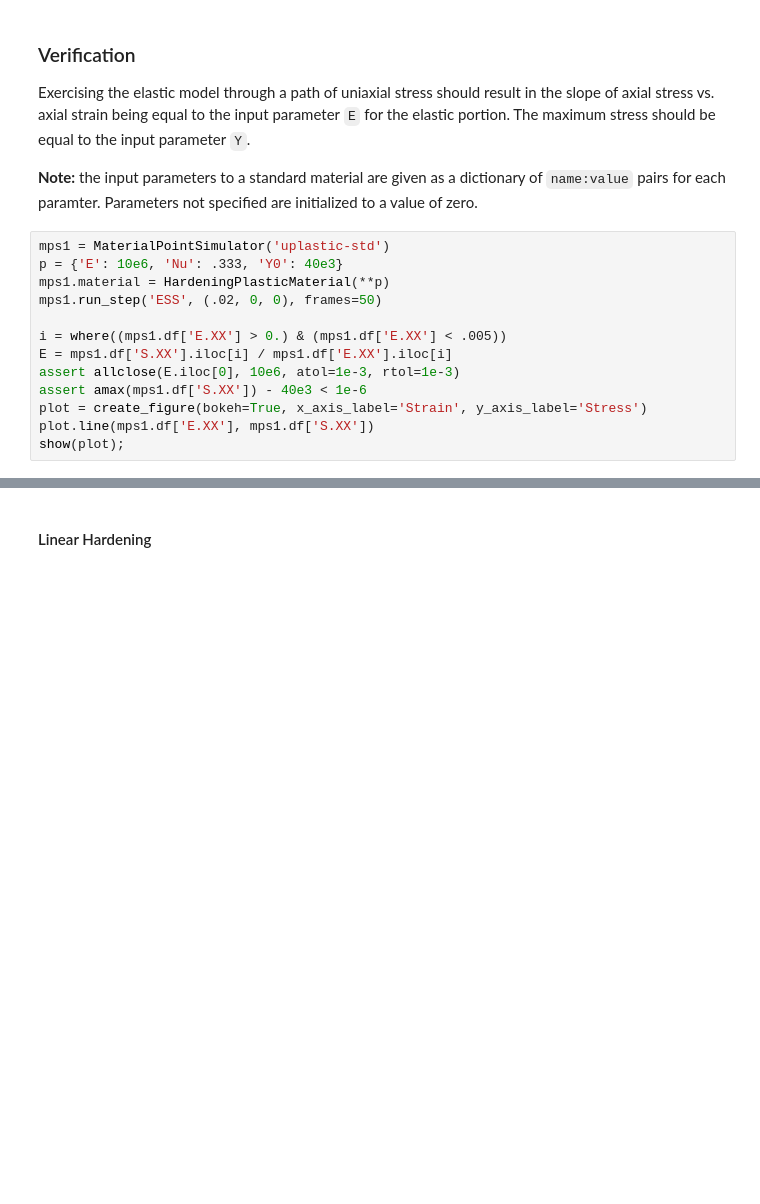
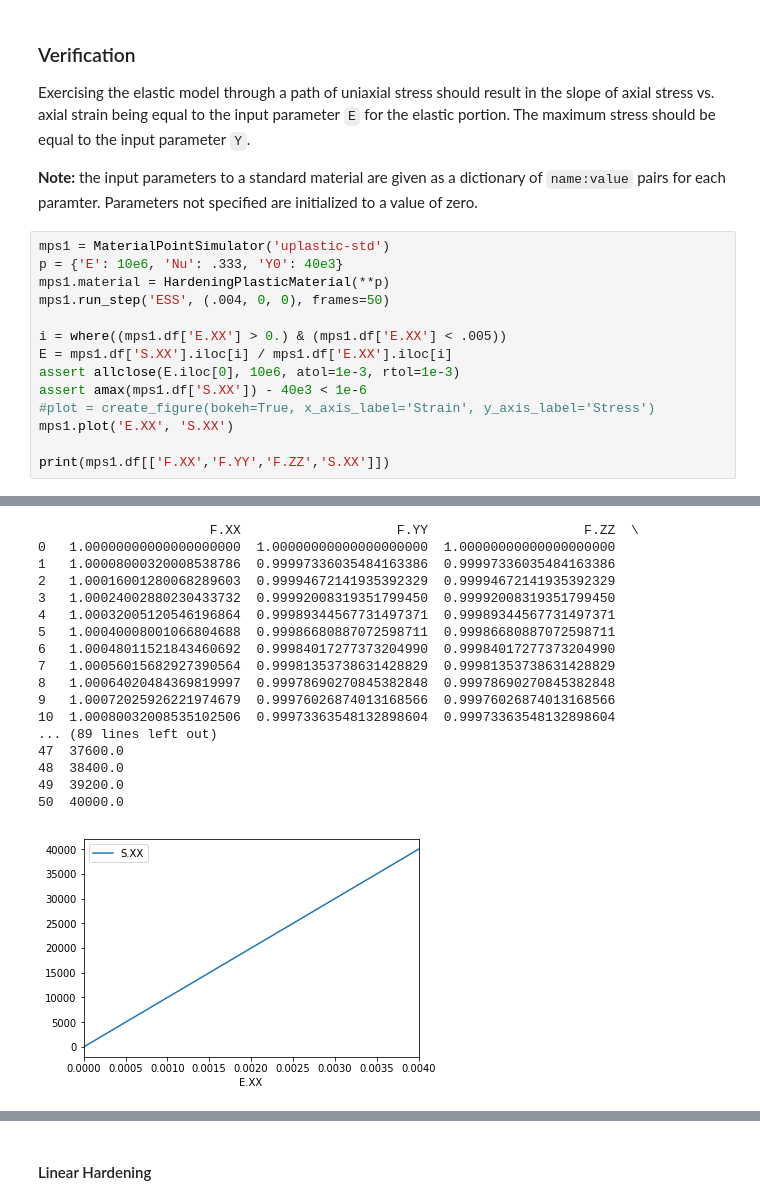
Before and after one commit to matmodlab/matmodlab2, a Jupyter notebook: notebooks/HardeningJ2Plasticity.ipynb, the cells around one changed output, grey strips where cells are left out. Cells and saved outputs as stored; diff of their text form; blank space fills up the shorter version.

```diff
--- a/notebooks/HardeningJ2Plasticity.ipynb
+++ b/notebooks/HardeningJ2Plasticity.ipynb
@@ -300,13 +306,14 @@ Exercising the elastic model through a path of uniaxial stress should result in
 mps1 = MaterialPointSimulator('uplastic-std')
 p = {'E': 10e6, 'Nu': .333, 'Y0': 40e3}
 mps1.material = HardeningPlasticMaterial(**p)
-mps1.run_step('ESS', (.02, 0, 0), frames=50)
+mps1.run_step('ESS', (.004, 0, 0), frames=50)
 
 i = where((mps1.df['E.XX'] > 0.) & (mps1.df['E.XX'] < .005))
 E = mps1.df['S.XX'].iloc[i] / mps1.df['E.XX'].iloc[i]
 assert allclose(E.iloc[0], 10e6, atol=1e-3, rtol=1e-3)
 assert amax(mps1.df['S.XX']) - 40e3 < 1e-6
-plot = create_figure(bokeh=True, x_axis_label='Strain', y_axis_label='Stress')
-plot.line(mps1.df['E.XX'], mps1.df['S.XX'])
-show(plot);
+#plot = create_figure(bokeh=True, x_axis_label='Strain', y_axis_label='Stress')
+mps1.plot('E.XX', 'S.XX')
+
+print(mps1.df[['F.XX','F.YY','F.ZZ','S.XX']])
 # %% [output]
@@ -313,0 +320,18 @@ show(plot);
+                      F.XX                    F.YY                    F.ZZ  \
+0   1.00000000000000000000  1.00000000000000000000  1.00000000000000000000
+1   1.00008000320008538786  0.99997336035484163386  0.99997336035484163386
+2   1.00016001280068289603  0.99994672141935392329  0.99994672141935392329
+3   1.00024002880230433732  0.99992008319351799450  0.99992008319351799450
+4   1.00032005120546196864  0.99989344567731497371  0.99989344567731497371
+5   1.00040008001066804688  0.99986680887072598711  0.99986680887072598711
+6   1.00048011521843460692  0.99984017277373204990  0.99984017277373204990
+7   1.00056015682927390564  0.99981353738631428829  0.99981353738631428829
+8   1.00064020484369819997  0.99978690270845382848  0.99978690270845382848
+9   1.00072025926221974679  0.99976026874013168566  0.99976026874013168566
+10  1.00080032008535102506  0.99973363548132898604  0.99973363548132898604
+... (89 lines left out)
+47  37600.0
+48  38400.0
+49  39200.0
+50  40000.0
+[figure, added]
```
Also changed, not shown: parts of 5 cells of this notebook, 2 other files.
